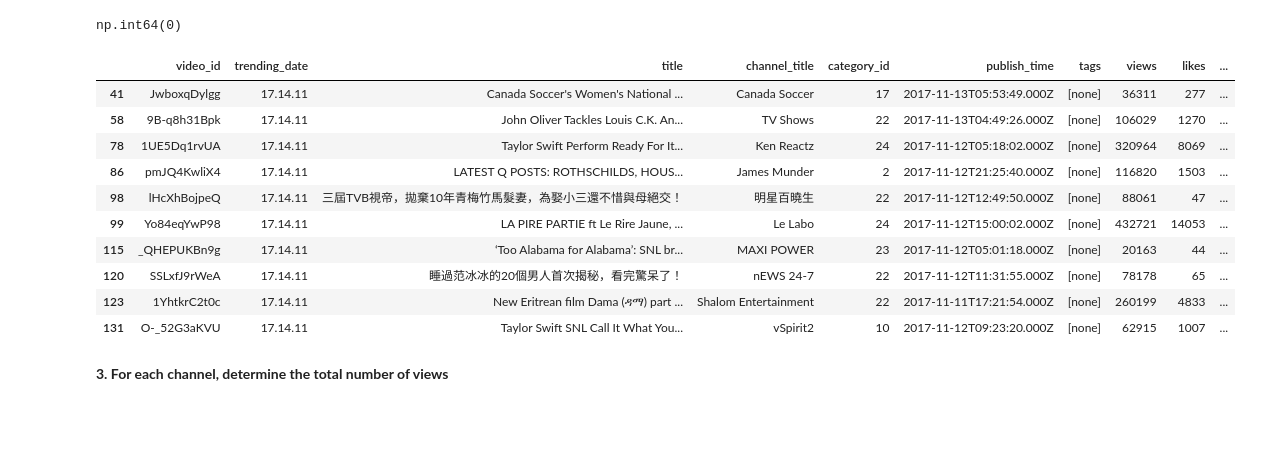
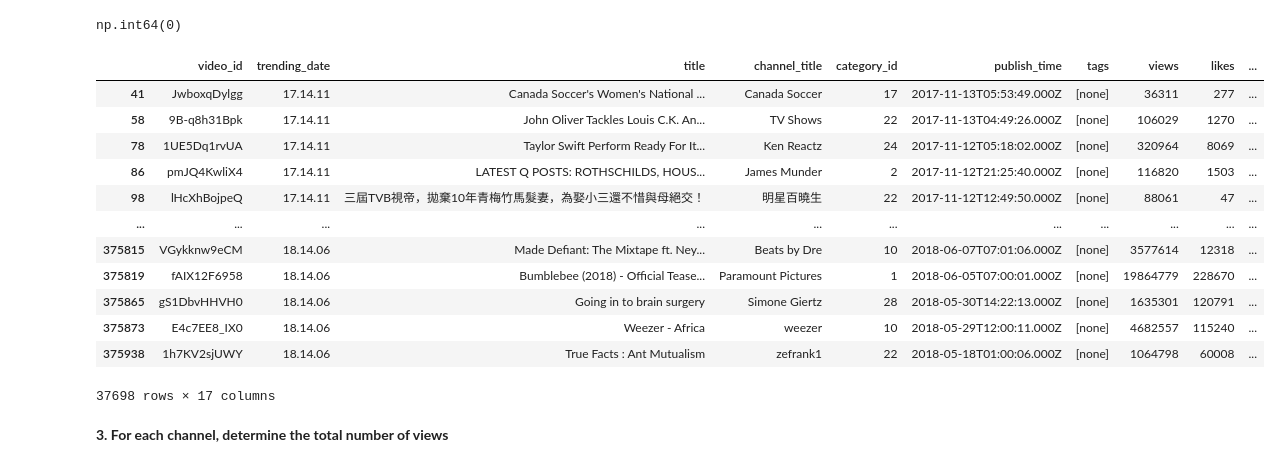
Before and after one commit to aminentezari/CS_project_2025, a Jupyter notebook: notebooks/Main.ipynb, the cells around one changed output. Drawn from its saved outputs; the diff is of its cells as text; code cells hidden in the pictures; blank space fills up the shorter version.

```diff
--- a/notebooks/Main.ipynb
+++ b/notebooks/Main.ipynb
@@ -54,19 +54,23 @@ df["tags"].isna().sum()
 # %% [output]
 np.int64(0)
 # %%
-df[df["tags"]== "[none]"].head(10)
+no_tag = df[df["tags"]== "[none]"]
-# %% [output]
-|  | video_id | trending_date | title | channel_title | category_id | publish_time | tags | views | likes | ... |
-| 41 | JwboxqDylgg | 17.14.11 | Canada Soccer's Women's National ... | Canada Soccer | 17 | 2017-11-13T05:53:49.000Z | [none] | 36311 | 277 | ... |
-| 58 | 9B-q8h31Bpk | 17.14.11 | John Oliver Tackles Louis C.K. An... | TV Shows | 22 | 2017-11-13T04:49:26.000Z | [none] | 106029 | 1270 | ... |
-| 78 | 1UE5Dq1rvUA | 17.14.11 | Taylor Swift Perform Ready For It... | Ken Reactz | 24 | 2017-11-12T05:18:02.000Z | [none] | 320964 | 8069 | ... |
-| 86 | pmJQ4KwliX4 | 17.14.11 | LATEST Q POSTS: ROTHSCHILDS, HOUS... | James Munder | 2 | 2017-11-12T21:25:40.000Z | [none] | 116820 | 1503 | ... |
-| 98 | lHcXhBojpeQ | 17.14.11 | 三屆TVB視帝，拋棄10年青梅竹馬髮妻，為娶小三還不惜與母絕交！ | 明星百曉生 | 22 | 2017-11-12T12:49:50.000Z | [none] | 88061 | 47 | ... |
-| 99 | Yo84eqYwP98 | 17.14.11 | LA PIRE PARTIE ft Le Rire Jaune, ... | Le Labo | 24 | 2017-11-12T15:00:02.000Z | [none] | 432721 | 14053 | ... |
-| 115 | _QHEPUKBn9g | 17.14.11 | ‘Too Alabama for Alabama’: SNL br... | MAXI POWER | 23 | 2017-11-12T05:01:18.000Z | [none] | 20163 | 44 | ... |
-| 120 | SSLxfJ9rWeA | 17.14.11 | 睡過范冰冰的20個男人首次揭秘，看完驚呆了！ | nEWS 24-7 | 22 | 2017-11-12T11:31:55.000Z | [none] | 78178 | 65 | ... |
-| 123 | 1YhtkrC2t0c | 17.14.11 | New Eritrean film Dama (ዳማ) part ... | Shalom Entertainment | 22 | 2017-11-11T17:21:54.000Z | [none] | 260199 | 4833 | ... |
-| 131 | O-_52G3aKVU | 17.14.11 | Taylor Swift SNL Call It What You... | vSpirit2 | 10 | 2017-11-12T09:23:20.000Z | [none] | 62915 | 1007 | ... |
+# %%
+no_tag
+# %% [output]
+|  | video_id | trending_date | title | channel_title | category_id | publish_time | tags | views | likes | ... |
+| 41 | JwboxqDylgg | 17.14.11 | Canada Soccer's Women's National ... | Canada Soccer | 17 | 2017-11-13T05:53:49.000Z | [none] | 36311 | 277 | ... |
+| 58 | 9B-q8h31Bpk | 17.14.11 | John Oliver Tackles Louis C.K. An... | TV Shows | 22 | 2017-11-13T04:49:26.000Z | [none] | 106029 | 1270 | ... |
+| 78 | 1UE5Dq1rvUA | 17.14.11 | Taylor Swift Perform Ready For It... | Ken Reactz | 24 | 2017-11-12T05:18:02.000Z | [none] | 320964 | 8069 | ... |
+| 86 | pmJQ4KwliX4 | 17.14.11 | LATEST Q POSTS: ROTHSCHILDS, HOUS... | James Munder | 2 | 2017-11-12T21:25:40.000Z | [none] | 116820 | 1503 | ... |
+| 98 | lHcXhBojpeQ | 17.14.11 | 三屆TVB視帝，拋棄10年青梅竹馬髮妻，為娶小三還不惜與母絕交！ | 明星百曉生 | 22 | 2017-11-12T12:49:50.000Z | [none] | 88061 | 47 | ... |
+| ... | ... | ... | ... | ... | ... | ... | ... | ... | ... | ... |
+| 375815 | VGykknw9eCM | 18.14.06 | Made Defiant: The Mixtape ft. Ney... | Beats by Dre | 10 | 2018-06-07T07:01:06.000Z | [none] | 3577614 | 12318 | ... |
+| 375819 | fAIX12F6958 | 18.14.06 | Bumblebee (2018) - Official Tease... | Paramount Pictures | 1 | 2018-06-05T07:00:01.000Z | [none] | 19864779 | 228670 | ... |
+| 375865 | gS1DbvHHVH0 | 18.14.06 | Going in to brain surgery | Simone Giertz | 28 | 2018-05-30T14:22:13.000Z | [none] | 1635301 | 120791 | ... |
+| 375873 | E4c7EE8_IX0 | 18.14.06 | Weezer - Africa | weezer | 10 | 2018-05-29T12:00:11.000Z | [none] | 4682557 | 115240 | ... |
+| 375938 | 1h7KV2sjUWY | 18.14.06 | True Facts : Ant Mutualism | zefrank1 | 22 | 2018-05-18T01:00:06.000Z | [none] | 1064798 | 60008 | ... |
+37698 rows × 17 columns
 # %% [markdown]
 **3. For each channel, determine the total number of views**
 # %%
```
Also changed, not shown: parts of 18 cells of this notebook, 2 other files.
